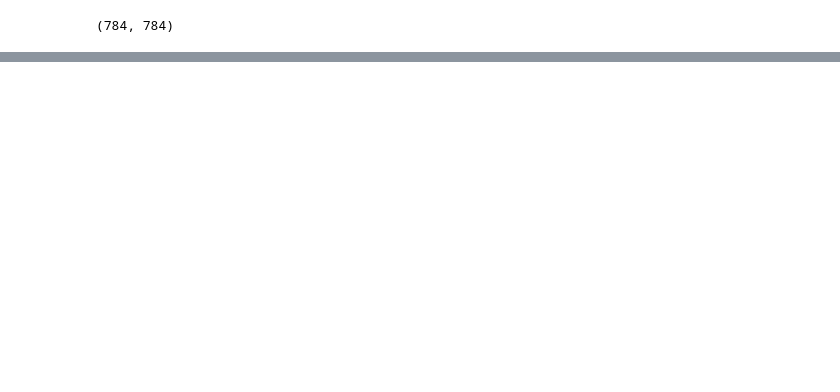
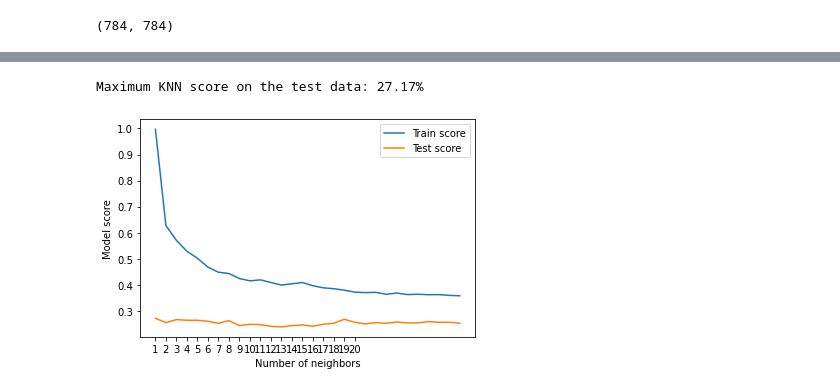
Before and after one commit to Amotagh/ORF, a Jupyter notebook: notebooks/3-model.ipynb, the cells around one changed output, grey strips where cells are left out. Drawn from its saved outputs; the diff is of its cells as text; code cells hidden in the pictures; blank space fills up the shorter version.

```diff
--- a/notebooks/3-model.ipynb
+++ b/notebooks/3-model.ipynb
@@ -867,0 +1020,10 @@ ValueError: setting an array element with a sequence.
+# %%
+np.random.seed(42)
+rf_grid = {"n_estimators": np.arange(10, 1000, 50),
+           "max_depth": [None, 3, 5, 10],
+           "min_samples_split": np.arange(2, 20, 2),
+           "min_samples_leaf": np.arange(1, 20, 2)}
+model1 = RandomizedSearchCV(RandomForestClassifier(),
+                                param_distributions=rf_grid)
+# %%
+model1.fit(x_train_word2vec,y_train1)
@@ -867,0 +1057,25 @@ ValueError: setting an array element with a sequence.
+# %%
+# Create a list of train scores
+train_scores = []
+
+# Create a list of test scores
+test_scores = []
+
+# Create a list of different values for n_neighbors
+neighbors = range(1, 31) # 1 to 20
+
+# Setup algorithm
+knn = KNeighborsClassifier()
+
+# Loop through different neighbors values
+for i in neighbors:
+    knn.set_params(n_neighbors = i) # set neighbors value
+
+    # Fit the algorithm
+    knn.fit(x_train_word2vec,y_train1)
+
+    # Update the training scores
+    train_scores.append(knn.score(x_train_word2vec,y_train1))
+
+    # Update the test scores
+    test_scores.append(knn.score(x_test_word2vec, y_test1))
@@ -867,0 +1104,12 @@ ValueError: setting an array element with a sequence.
+# %%
+plt.plot(neighbors, train_scores, label="Train score")
+plt.plot(neighbors, test_scores, label="Test score")
+plt.xticks(np.arange(1, 21, 1))
+plt.xlabel("Number of neighbors")
+plt.ylabel("Model score")
+plt.legend()
+
+print(f"Maximum KNN score on the test data: {max(test_scores)*100:.2f}%")
+# %% [output]
+Maximum KNN score on the test data: 27.17%
+[figure, added]
```
Also changed, not shown: parts of 46 cells of this notebook, 14 other files.
